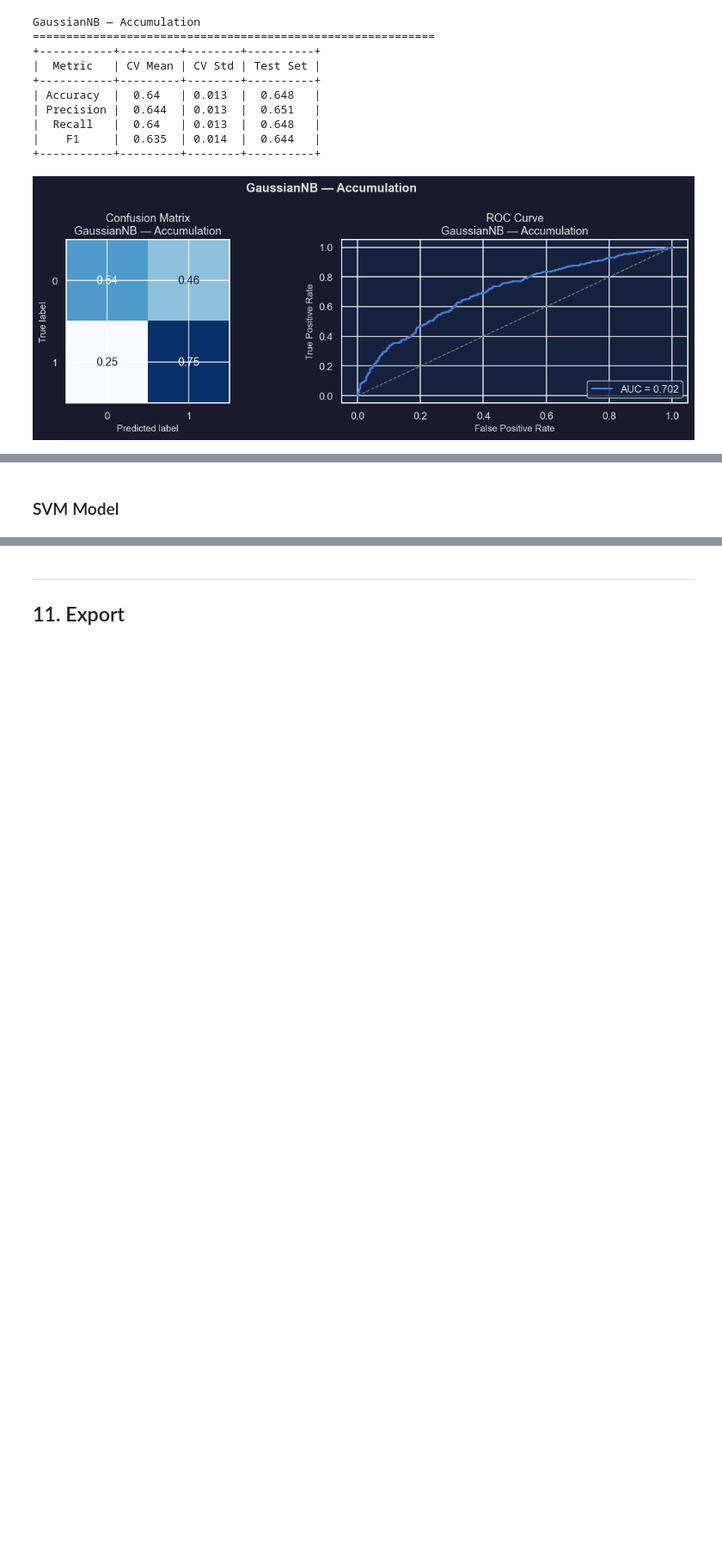
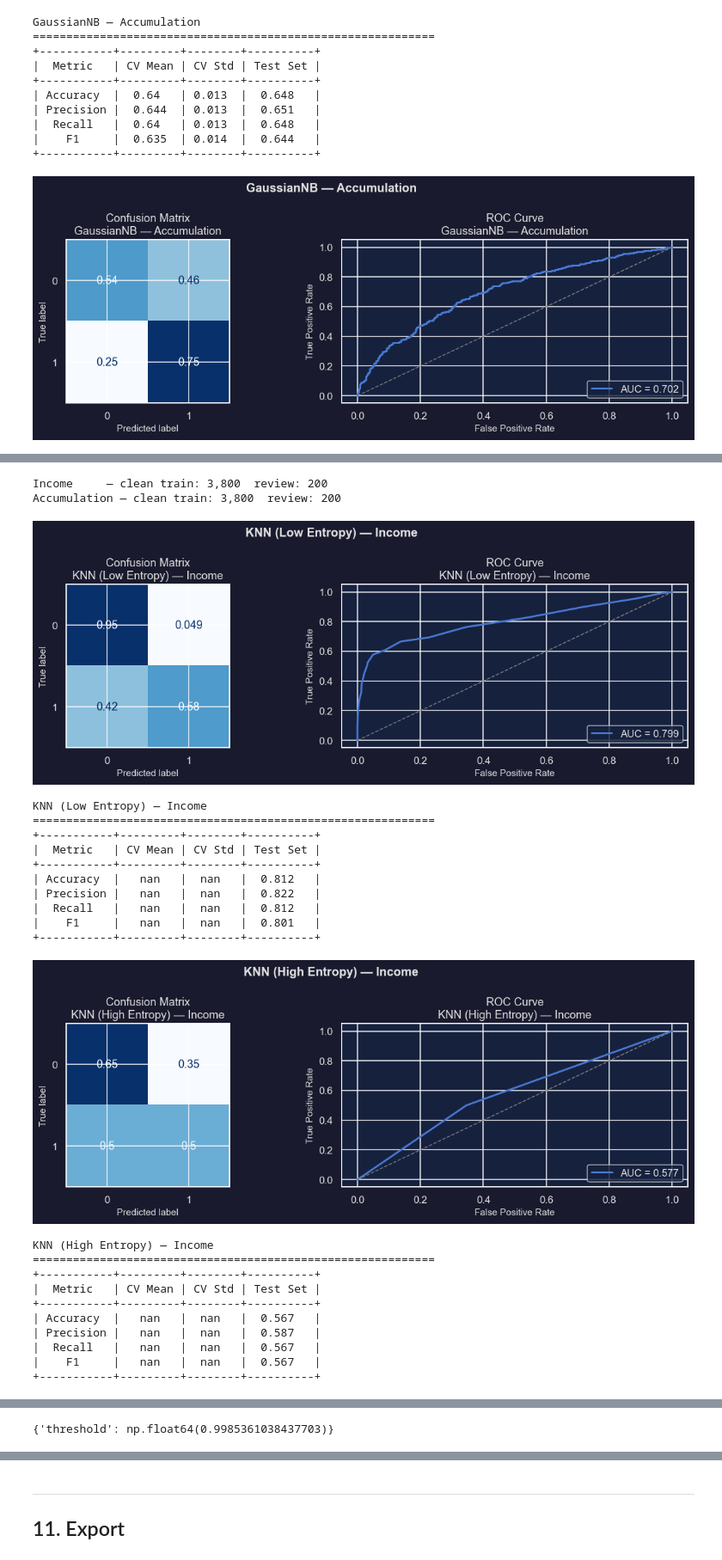
Before and after one commit to Smael-olk/Fintech, a Jupyter notebook: Business Case 2/Recommendation_Engine.ipynb, the cells around one changed output, grey strips where cells are left out. Shown at 86% size. Cells and saved outputs as stored; diff of their text form; code cells hidden in the pictures; blank space fills up the shorter version.

```diff
--- a/Business Case 2/Recommendation_Engine.ipynb
+++ b/Business Case 2/Recommendation_Engine.ipynb
@@ -469,11 +609,12 @@ GaussianNB — Accumulation
 # %%
-income_model, income_results, income_prob = run_experiment(
+income_model, income_results, income_prob, income_pred = run_experiment(
     "knn", "Income",
-    X_train_inc, y_income_train, X_test_inc, y_income_test,
+    X_train_inc_scaled, y_income_train, X_test_inc_scaled, y_income_test,
     tune=True,
 )
-accum_model,  accum_results, accum_prob  = run_experiment(
+
+accum_model, accum_results, accum_prob, accum_pred = run_experiment(
     "knn", "Accumulation",
-    X_train_acc, y_accum_train, X_test_acc, y_accum_test,
+    X_train_acc_scaled, y_accum_train, X_test_acc_scaled, y_accum_test,
     tune=True,
 )
@@ -517,2 +621,59 @@ KNN — Accumulation
-# %% [markdown]
-### SVM Model
+# %%
+# ── Entropy split on TRAIN (for future active-learning / retraining) ──────────
+# Uses predict_proba on training data — no leakage since the model was
+# fit on this data and we are only inspecting it, not re-evaluating.
+
+clean_income_train, review_income_train, thr_income_train = split_by_entropy(
+    X_train_inc_scaled, y_income_train,
+    income_model.predict_proba(X_train_inc_scaled)[:, 1],
+    top_percent=0.05,
+)
+
+clean_accum_train, review_accum_train, thr_accum_train = split_by_entropy(
+    X_train_acc_scaled, y_accum_train,
+    accum_model.predict_proba(X_train_acc_scaled)[:, 1],
+    top_percent=0.05,
+)
+
+print(f"Income     — clean train: {len(clean_income_train):,}  review: {len(review_income_train):,}")
+print(f"Accumulation — clean train: {len(clean_accum_train):,}  review: {len(review_accum_train):,}")
+# %% [output]
+Income     — clean train: 3,800  review: 200
+Accumulation — clean train: 3,800  review: 200
+# %%
+# ── Entropy diagnostics on TEST ───────────────────────────────────────────────
+# Evaluates where the model is confident vs. uncertain on held-out data.
+# Uses y_pred / y_prob already generated in run_experiment — no refitting.
+
+evaluate_entropy_splits(
+    income_model, X_test_inc_scaled, y_income_test, income_pred, income_prob,
+    income_model.name, "Income", alpha=0.05,
+)
+
+evaluate_entropy_splits(
+    accum_model, X_test_acc_scaled, y_accum_test, accum_pred, accum_prob,
+    accum_model.name, "Accumulation", alpha=0.05,
+)
+# %% [output]
+[figure, added]
+KNN (Low Entropy) — Income
+============================================================
++-----------+---------+--------+----------+
+|  Metric   | CV Mean | CV Std | Test Set |
++-----------+---------+--------+----------+
+| Accuracy  |   nan   |  nan   |  0.812   |
+| Precision |   nan   |  nan   |  0.822   |
+|  Recall   |   nan   |  nan   |  0.812   |
+|    F1     |   nan   |  nan   |  0.801   |
++-----------+---------+--------+----------+
+[figure, added]
+KNN (High Entropy) — Income
+============================================================
++-----------+---------+--------+----------+
+|  Metric   | CV Mean | CV Std | Test Set |
++-----------+---------+--------+----------+
+| Accuracy  |   nan   |  nan   |  0.567   |
+| Precision |   nan   |  nan   |  0.587   |
+|  Recall   |   nan   |  nan   |  0.567   |
+|    F1     |   nan   |  nan   |  0.567   |
++-----------+---------+--------+----------+
@@ -518,0 +702 @@ KNN — Accumulation
+{'threshold': np.float64(0.9985361038437703)}
```
Also changed, not shown: parts of 47 cells of this notebook, 2 other files.
